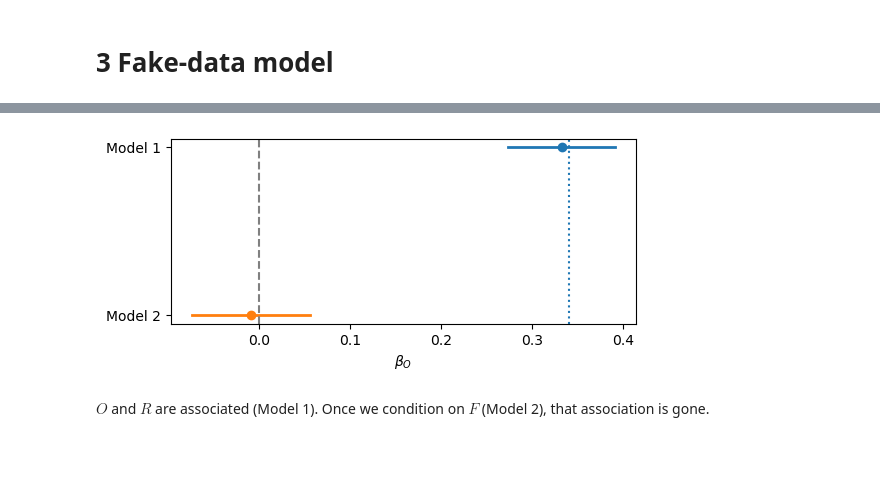
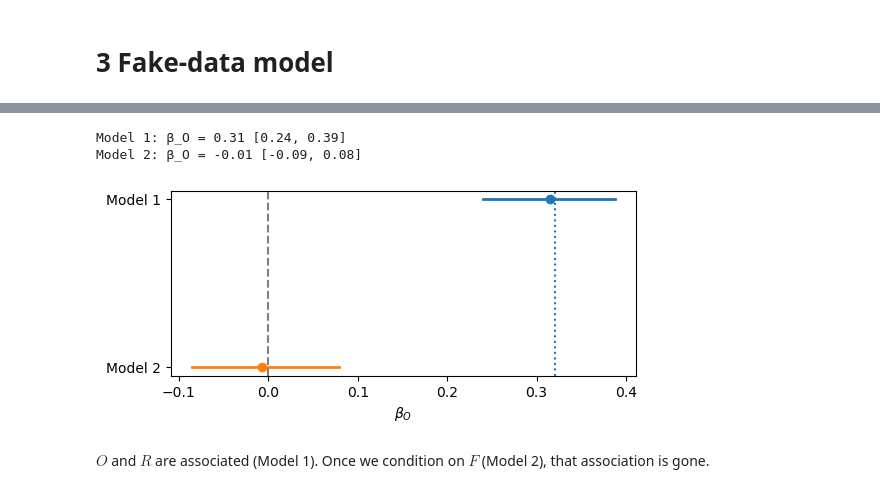
Before and after one commit to marobinette/bayesian_statistics, a Jupyter notebook: portfolio/3/portfolio.ipynb, the cells around one changed output, grey strips where cells are left out. Drawn from its saved outputs; the diff is of its cells as text; code cells hidden in the pictures; blank space fills up the shorter version.

```diff
--- a/portfolio/3/portfolio.ipynb
+++ b/portfolio/3/portfolio.ipynb
@@ -151,4 +152,21 @@ def regress(y, X, alpha_sd=1, beta_sd=1, alpha_mean=0, **sample_kwargs):
                    show_progress=False)
     options.update(sample_kwargs)
     return regression_model.sample(data=data, **options)
+
+def plot_regression(fit_1, fit_2, title="", target=None):
+    plt.figure(figsize=(6, 2.4))
+    for row, (label, fit) in enumerate([("Model 1", fit_1), ("Model 2", fit_2)]):
+        b = fit.stan_variable("beta")[:, 1]
+        print(f"{label}: β_O = {b.mean():.2f} [{np.quantile(b, 0.05):.2f}, {np.quantile(b, 0.95):.2f}]")
+        lo, hi = np.quantile(b, [0.05, 0.95])
+        plt.plot([lo, hi], [row, row], color=f"C{row}", lw=2)
+        plt.plot(b.mean(), row, "o", color=f"C{row}")
+    plt.yticks([0, 1], ["Model 1", "Model 2"])
+    plt.gca().invert_yaxis()
+    plt.axvline(0, color="0.5", linestyle="--")
+    plt.xlabel(r"$\beta_O$")
+    if target is not None:
+        plt.axvline(target, color="C0", linestyle=":")
+
+    plt.savefig(f"figures/{title}.png", bbox_inches="tight", dpi=300)
 # %% [output]
@@ -219,18 +234,9 @@ Consider re-running with show_console=True if the above output is unclear!
-# %%
-plt.figure(figsize=(6, 2.4))
-for row, (label, fit) in enumerate([("Model 1", fit1), ("Model 2", fit2)]):
-    b = fit.stan_variable("beta")[:, 1]
-    lo, hi = np.quantile(b, [0.05, 0.95])
-    plt.plot([lo, hi], [row, row], color=f"C{row}", lw=2)
-    plt.plot(b.mean(), row, "o", color=f"C{row}")
-plt.yticks([0, 1], ["Model 1", "Model 2"])
-plt.gca().invert_yaxis()
-plt.axvline(0, color="0.5", linestyle="--")
-plt.xlabel(r"$\beta_O$")
-plt.axvline(0.34, color="C0", linestyle=":")
-plt.savefig("figures/fake_data.png", bbox_inches="tight", dpi=300)
-# %% [output]
-[figure, removed]
+# %%
+plot_regression(fit1, fit2, title="simulated", target=0.32)
+# %% [output]
+Model 1: β_O = 0.31 [0.24, 0.39]
+Model 2: β_O = -0.01 [-0.09, 0.08]
+[figure, added]
 # %% [markdown]
 $O$ and $R$ are associated (Model 1). Once we condition on $F$ (Model 2), that association is gone.
 # %%
```
Also changed, not shown: parts of 13 cells of this notebook, 9 other files.
